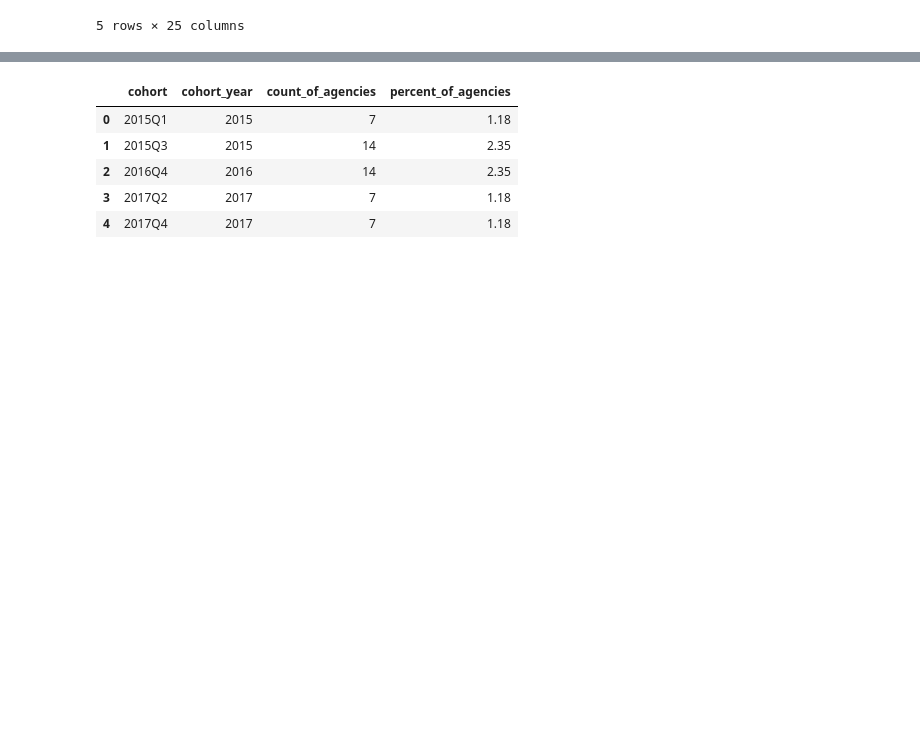
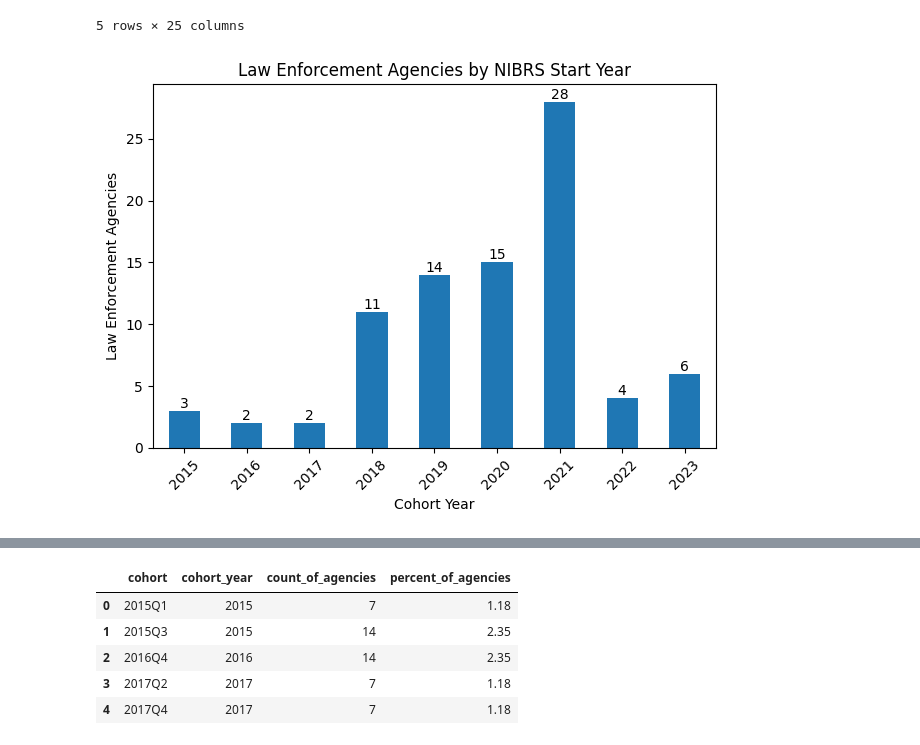
Before and after one commit to ghgeist/texas_border_data_analysis, a Jupyter notebook: notebooks/03_nibrs_analysis.ipynb, the cells around one changed output, grey strips where cells are left out. Cells and saved outputs as stored; diff of their text form; code cells hidden in the pictures; blank space fills up the shorter version.

```diff
--- a/notebooks/03_nibrs_analysis.ipynb
+++ b/notebooks/03_nibrs_analysis.ipynb
@@ -39,3 +40,25 @@ border_report.sort_values('nibrs_contribution_percentage', ascending=False).head
 | 221 | PHARR PD | Hidalgo County | 80896 | 2021-01-01 | 0 | 0 | ... |
 | 220 | PENITAS PD | Hidalgo County | 4915 | 2019-01-01 | 0 | 0 | ... |
 5 rows × 25 columns
+# %%
+ax = border_report.groupby('cohort_year')['agency_name'].nunique().plot(kind='bar')
+
+plt.xlabel('Cohort Year')
+plt.ylabel('Law Enforcement Agencies')
+plt.title('Law Enforcement Agencies by NIBRS Start Year')
+
+# Angle the x-axis labels
+plt.xticks(rotation=45)
+
+# Add values to each bar
+for p in ax.patches:
+    ax.annotate(str(p.get_height()), (p.get_x() + p.get_width() / 2, p.get_height()), ha='center', va='bottom')
+
+plt.tight_layout()
+
+#Save plot as a .png file
+plt.savefig('graphs//count_of_law_enforcement_agencies_by_cohort_year.png')
+
+plt.show()
+# %% [output]
+[figure, added]
```
Also changed, not shown: parts of 8 cells of this notebook, 8 other files.
